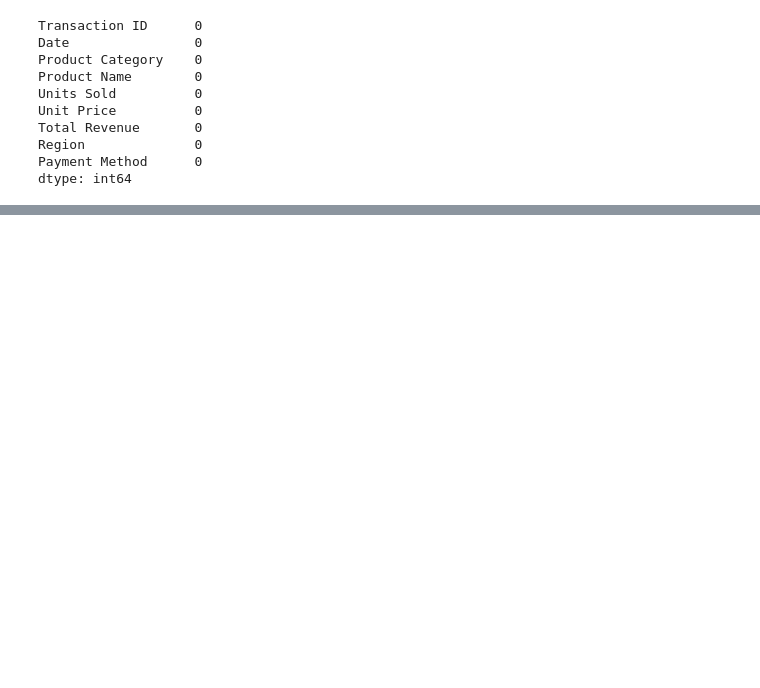
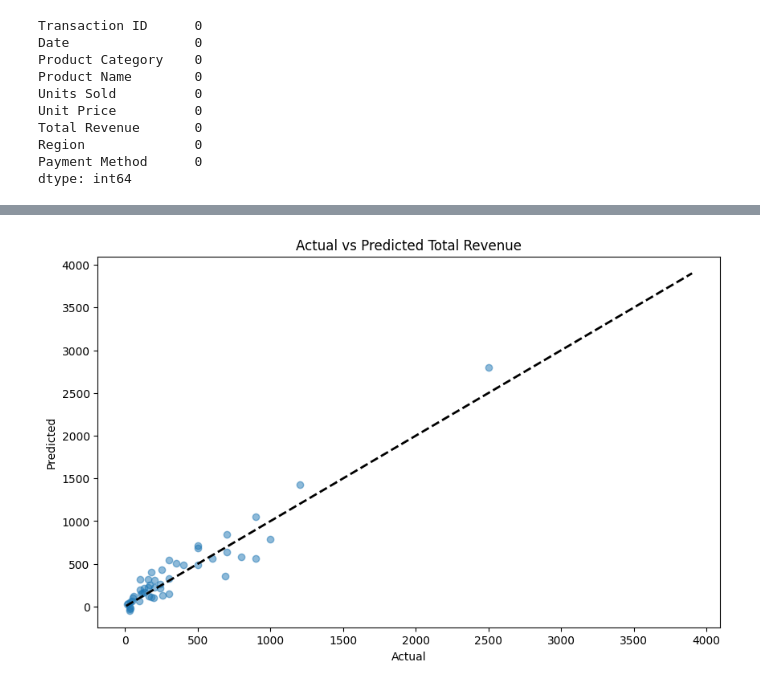
Before and after one commit to deenadayalan03/Revenue-Prediction-MLOps, a Jupyter notebook: research/experiment.ipynb, the cells around one changed output, grey strips where cells are left out. Saved outputs shown, nothing was run; the diff lists cells and outputs as text; code cells hidden in the pictures; blank space fills up the shorter version.

```diff
--- a/research/experiment.ipynb
+++ b/research/experiment.ipynb
@@ -57,0 +94,22 @@ dtype: int64
+# %%
+# One-hot encode categorical features
+categorical_features = ['Product Category', 'Region', 'Payment Method']
+numeric_features = ['Units Sold', 'Unit Price', 'Month']
+
+# Define the preprocessor
+preprocessor = ColumnTransformer(
+    transformers=[
+        ('num', SimpleImputer(strategy='median'), numeric_features),
+        ('cat', OneHotEncoder(), categorical_features)
+    ])
+# %%
+# Split the data into training and test sets
+X_train, X_test, y_train, y_test = train_test_split(X, y, test_size=0.2, random_state=42)
+# %%
+# Define the model pipeline
+model = Pipeline(steps=[
+    ('preprocessor', preprocessor),
+    ('regressor', LinearRegression())
+])
+# Train the model
+model.fit(X_train, y_train)
@@ -57,0 +126,14 @@ dtype: int64
+# %%
+# Make predictions on the test set
+y_pred = model.predict(X_test)
+
+# Calculate evaluation metrics
+mae = mean_absolute_error(y_test, y_pred)
+mse = mean_squared_error(y_test, y_pred)
+rmse = np.sqrt(mse)
+r2 = r2_score(y_test, y_pred)
+
+print(f'Mean Absolute Error: {mae}')
+print(f'Mean Squared Error: {mse}')
+print(f'Root Mean Squared Error: {rmse}')
+print(f'R^2 Score: {r2}')
@@ -57,0 +176,10 @@ dtype: int64
+# %%
+plt.figure(figsize=(10, 6))
+plt.scatter(y_test, y_pred, alpha=0.5)
+plt.plot([y.min(), y.max()], [y.min(), y.max()], 'k--', lw=2)
+plt.xlabel('Actual')
+plt.ylabel('Predicted')
+plt.title('Actual vs Predicted Total Revenue')
+plt.show()
+# %% [output]
+[figure, added]
```
Also changed, not shown: parts of 12 cells of this notebook, 2 other files.
